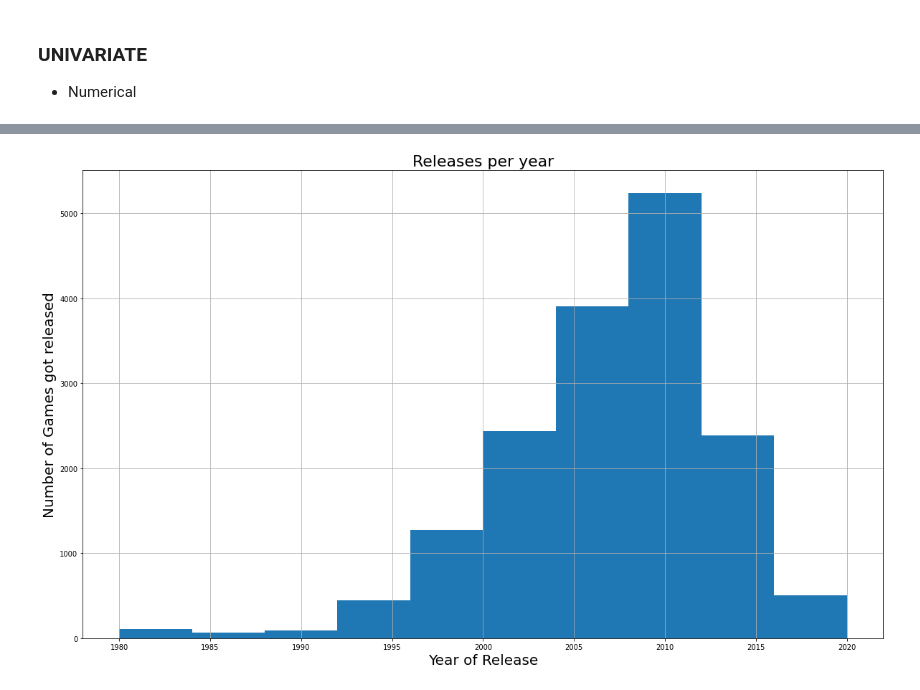
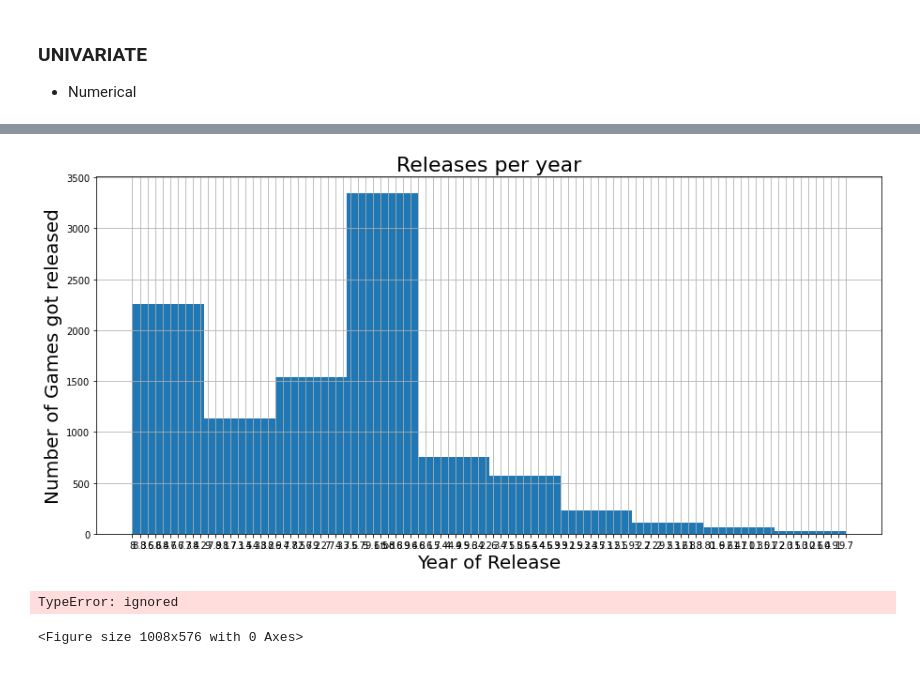
Before and after one commit to rushikeshnaik779/EDA, a Jupyter notebook: Video_Games_Sales.ipynb, the cells around one changed output, grey strips where cells are left out. Saved outputs shown, nothing was run; the diff lists cells and outputs as text; code cells hidden in the pictures.

```diff
--- a/Video_Games_Sales.ipynb
+++ b/Video_Games_Sales.ipynb
@@ -126,10 +235,21 @@ num_cols = ['Year_of_Release',
 # %%
 # let's explore the column Year_of_Release
-plt.figure(figsize=(20,12))
-data['Year_of_Release'].hist()
+plt.figure(figsize=(15,7))
+data['User_Score'].dropna().hist()
 plt.ylabel('Number of Games got released', size=20)
 plt.xlabel('Year of Release', size=20)
 plt.title('Releases per year', size=22)
 plt.show()
+
+
+
+
+
+plt.figure(figsize=(14,8))
+
+sns.boxplot(y=data["User_Score"])
+plt.show()
 # %% [output]
-[figure, old version]
+[figure, new version]
+TypeError: ignored
+<Figure size 1008x576 with 0 Axes>
```
Also changed, not shown: parts of 10 cells of this notebook.
